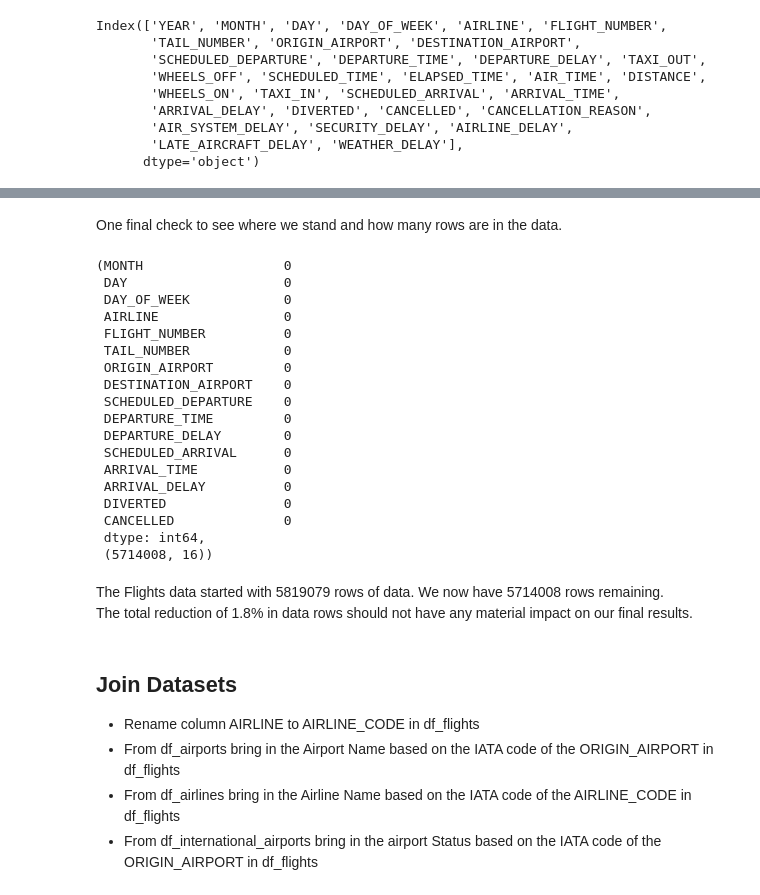
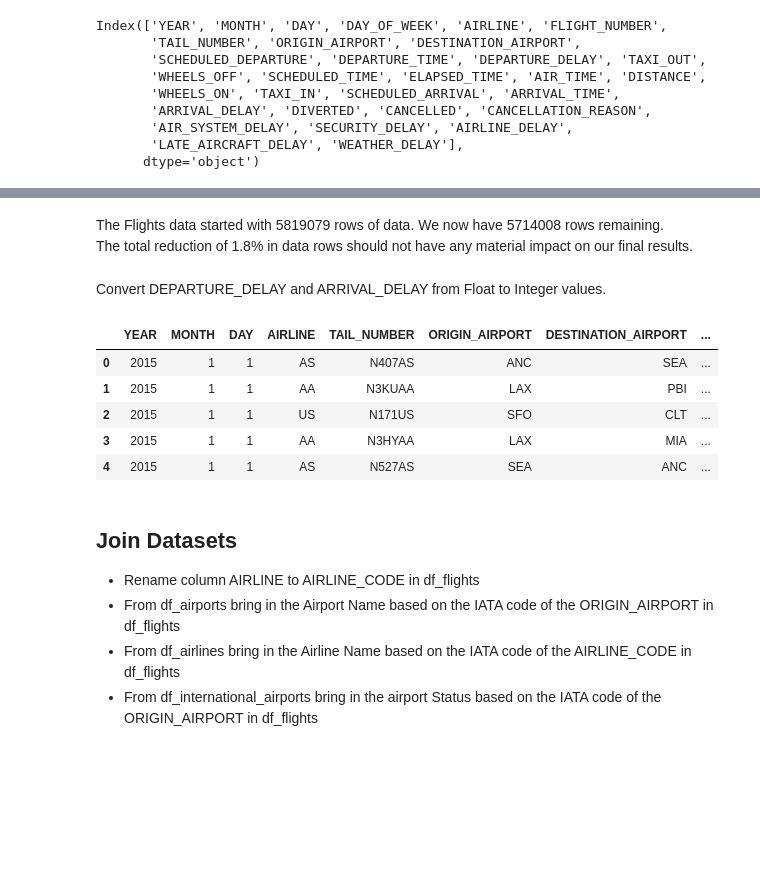
Before and after one commit to GaryLBentley/FlightDelays, a Jupyter notebook: FlightDelays.ipynb, the cells around one changed output, grey strips where cells are left out. Drawn from its saved outputs; the diff is of its cells as text; code cells hidden in the pictures; blank space fills up the shorter version.

```diff
--- a/FlightDelays.ipynb
+++ b/FlightDelays.ipynb
@@ -98,7 +98,7 @@ Drop columns that are not needed in the analysis:
        WHEELS_OFF, SCHEDULED_TIME, ELAPSED_TIME, AIR_TIME, DISTANCE, WHEELS_ON, TAXI_IN
 # %%
 # Drop columns
-drop = ['YEAR', 'AIR_SYSTEM_DELAY', 'SECURITY_DELAY', 'AIRLINE_DELAY',
+drop = ['FLIGHT_NUMBER', 'DAY_OF_WEEK', 'AIR_SYSTEM_DELAY', 'SECURITY_DELAY', 'AIRLINE_DELAY',
        'LATE_AIRCRAFT_DELAY', 'WEATHER_DELAY', 'CANCELLATION_REASON', 'TAXI_OUT',
        'WHEELS_OFF', 'SCHEDULED_TIME', 'ELAPSED_TIME', 'AIR_TIME', 'DISTANCE',
        'WHEELS_ON', 'TAXI_IN']
@@ -108,0 +109,8 @@ Find the columns that have null values and determine what to do with them.
+# %%
+# Drop rows where the flight was CANCELLED OR DIVERTED
+df_flights.drop(df_flights.index[df_flights['CANCELLED'] == 1], inplace=True)
+df_flights.drop(df_flights.index[df_flights['DIVERTED'] == 1], inplace=True)
+
+# Drop CANCELLED & DIVERTED columns
+df_flights.drop('CANCELLED', axis=1, inplace=True)
+df_flights.drop('DIVERTED', axis=1, inplace=True)
@@ -175,33 +138,21 @@ ARRIVAL_TIME and ARRIVAL_DELAY still have rows with null values. If we set these
-# %%
-# Drop remaining rows
-df_flights = df_flights[df_flights.ARRIVAL_TIME.notnull()]
-df_flights = df_flights[df_flights.ARRIVAL_DELAY.notnull()]
-# %% [markdown]
-One final check to see where we stand and how many rows are in the data.
-# %%
-df_flights.isnull().sum(), df_flights.shape
-# %% [output]
-(MONTH                  0
- DAY                    0
- DAY_OF_WEEK            0
- AIRLINE                0
- FLIGHT_NUMBER          0
- TAIL_NUMBER            0
- ORIGIN_AIRPORT         0
- DESTINATION_AIRPORT    0
- SCHEDULED_DEPARTURE    0
- DEPARTURE_TIME         0
- DEPARTURE_DELAY        0
- SCHEDULED_ARRIVAL      0
- ARRIVAL_TIME           0
- ARRIVAL_DELAY          0
- DIVERTED               0
- CANCELLED              0
- dtype: int64,
- (5714008, 16))
 # %% [markdown]
 The Flights data started with 5819079 rows of data. We now have 5714008 rows remaining.<br>
 The total reduction of 1.8% in data rows should not have any material impact on our final results.
+# %% [markdown]
+Convert DEPARTURE_DELAY and ARRIVAL_DELAY from Float to Integer values.
+# %%
+# Convert column values from Float to Integer
+df_flights = df_flights.astype({'DEPARTURE_DELAY':int})
+df_flights = df_flights.astype({'ARRIVAL_DELAY':int})
+# %%
+df_flights.head()
+# %% [output]
+|  | YEAR | MONTH | DAY | AIRLINE | TAIL_NUMBER | ORIGIN_AIRPORT | DESTINATION_AIRPORT | ... |
+| 0 | 2015 | 1 | 1 | AS | N407AS | ANC | SEA | ... |
+| 1 | 2015 | 1 | 1 | AA | N3KUAA | LAX | PBI | ... |
+| 2 | 2015 | 1 | 1 | US | N171US | SFO | CLT | ... |
+| 3 | 2015 | 1 | 1 | AA | N3HYAA | LAX | MIA | ... |
+| 4 | 2015 | 1 | 1 | AS | N527AS | SEA | ANC | ... |
 # %% [markdown]
 ## Join Datasets
 - Rename column AIRLINE to AIRLINE_CODE in df_flights
```
Also changed, not shown: parts of 28 cells of this notebook, 2 other files.
